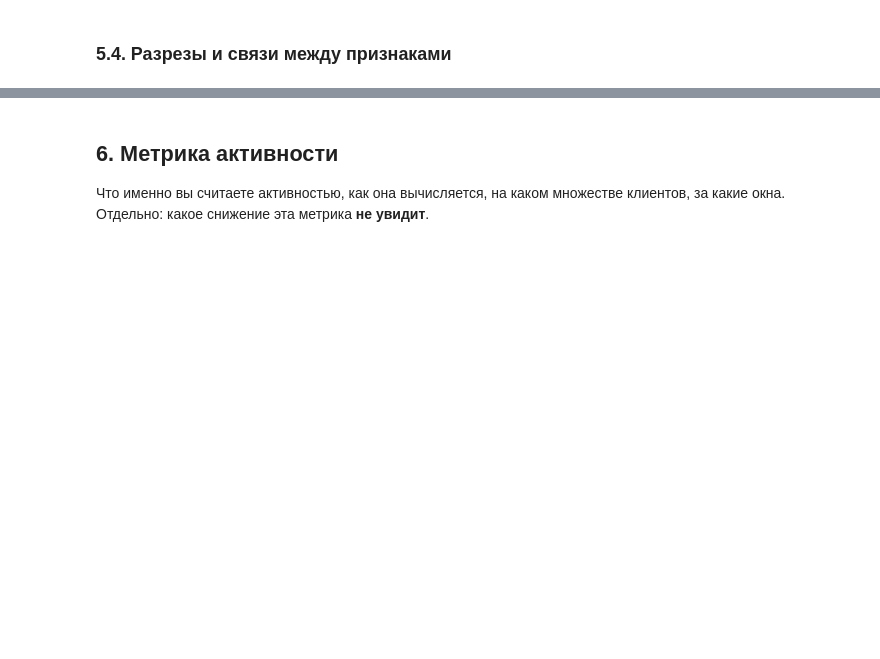
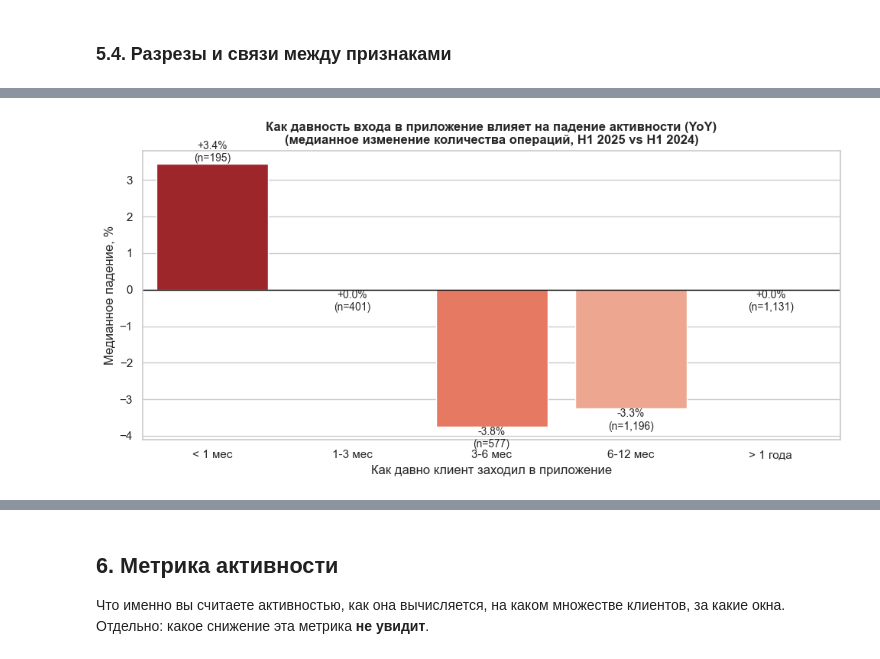
Before and after one commit to Blackartbl4/Tyapkov_Artyom_Lab1, a Jupyter notebook: 01_analysis.ipynb, the cells around one changed output, grey strips where cells are left out. Cells and saved outputs as stored; diff of their text form; code cells hidden in the pictures; blank space fills up the shorter version.

```diff
--- a/01_analysis.ipynb
+++ b/01_analysis.ipynb
@@ -1456,0 +2202,97 @@ print(hours_dict)
+# %%
+# =============================================================================
+# ДОПОЛНИТЕЛЬНЫЕ ГРАФИКИ ДЛЯ 5.4 / 6 / 7
+# =============================================================================
+SNAPSHOT_DATE = pd.to_datetime('2025-06-30')
+
+# Общая подготовка: считаем по клиенту, сколько он тратил в H1 24 и H1 25
+df_dyn = df_txn_clean[df_txn_clean['status'] != 'отклонено'].copy()
+df_dyn['year'] = df_dyn['txn_datetime'].dt.year
+df_dyn['month'] = df_dyn['txn_datetime'].dt.month
+df_h1 = df_dyn[df_dyn['month'] <= 6]
+
+client_yoy = df_h1.groupby(['client_id', 'year']).agg(txn_count=('txn_id', 'count')).reset_index()
+pivot_yoy = client_yoy.pivot(index='client_id', columns='year', values='txn_count').fillna(0)
+pivot_yoy.columns = ['cnt_2024', 'cnt_2025']
+pivot_yoy['drop_pct'] = (pivot_yoy['cnt_2025'] - pivot_yoy['cnt_2024']) / pivot_yoy['cnt_2024'] * 100
+
+# Приклеиваем дату последнего входа и последнюю транзакцию
+df_clients['app_login_days_ago'] = (SNAPSHOT_DATE - df_clients['app_last_login']).dt.days
+last_txn_date = df_txn_clean.groupby('client_id')['txn_datetime'].max().reset_index()
+last_txn_date['txn_days_ago'] = (SNAPSHOT_DATE - last_txn_date['txn_datetime']).dt.days
+df_client_extra = df_clients[['client_id', 'has_mobile_app', 'app_login_days_ago']].merge(
+    last_txn_date[['client_id', 'txn_days_ago']], on='client_id', how='left'
+).merge(pivot_yoy, on='client_id', how='left')
+
+
+# -----------------------------------------------------------------------------
+# 1. ЗАВИСИМОСТЬ ПАДЕНИЯ ОТ ДАВНОСТИ ВХОДА В ПРИЛОЖЕНИЕ
+# -----------------------------------------------------------------------------
+df_app = df_client_extra[(df_client_extra['has_mobile_app'] == 'Да') &
+                         (df_client_extra['drop_pct'].notna())].copy()
+
+# Бьем на группы по давности входа
+bins = [-1, 30, 90, 180, 365, 10000]
+labels = ['< 1 мес', '1-3 мес', '3-6 мес', '6-12 мес', '> 1 года']
+df_app['login_group'] = pd.cut(df_app['app_login_days_ago'], bins=bins, labels=labels)
+
+agg_login = df_app.groupby('login_group', observed=False).agg(
+    median_drop=('drop_pct', 'median'),
+    n_clients=('drop_pct', 'count')
+).reset_index()
+
+fig, ax = plt.subplots(figsize=(10, 5))
+sns.barplot(data=agg_login, x='login_group', y='median_drop', ax=ax, palette='Reds_r')
+ax.axhline(0, color='black', linewidth=1)
+ax.set_title('Как давность входа в приложение влияет на падение активности (YoY)\n(медианное изменение количества операций, H1 2025 vs H1 2024)', fontweight='bold')
+ax.set_xlabel('Как давно клиент заходил в приложение')
+ax.set_ylabel('Медианное падение, %')
+for i, v in enumerate(agg_login['median_drop']):
+    ax.text(i, v, f'{v:+.1f}%\n(n={agg_login["n_clients"][i]:,})',
+            ha='center', va='bottom' if v>0 else 'top', fontsize=10)
+plt.tight_layout()
+plt.show()
+
+# -----------------------------------------------------------------------------
+# 2. РАСПРЕДЕЛЕНИЕ «ДАВНОСТИ ПОСЛЕДНЕЙ ТРАНЗАКЦИИ» (Recency)
+# -----------------------------------------------------------------------------
+# Сколько клиентов вообще «спят» прямо сейчас (на 30.06.2025)?
+recency_clean = df_client_extra['txn_days_ago'].dropna()
+fig, ax = plt.subplots(figsize=(10, 5))
+sns.histplot(recency_clean, bins=200, color='#7aa86b', ax=ax)
+ax.axvline(30, color='red', linestyle='--', label='30 дней')
+ax.axvline(90, color='orange', linestyle='--', label='90 дней (3 мес)')
+ax.axvline(180, color='purple', linestyle='--', label='180 дней (6 мес)')
+ax.set_title('Сколько дней прошло с последней операции клиента\n(на 30.06.2025, только те, у кого были операции)', fontweight='bold')
+ax.set_xlabel('Дней с момента последней операции')
+ax.set_ylabel('Количество клиентов')
+ax.legend()
+plt.tight_layout()
+plt.show()
+
+# Выведем в консоль долю "спящих"
+total_with_txn = len(recency_clean)
+sleep_90 = (recency_clean > 90).sum()
+sleep_180 = (recency_clean > 180).sum()
+print(f"Доля клиентов без операций > 90 дней: {sleep_90/total_with_txn*100:.1f}% ({sleep_90:,} чел.)")
+print(f"Доля клиентов без операций > 180 дней: {sleep_180/total_with_txn*100:.1f}% ({sleep_180:,} чел.)")
+
+# -----------------------------------------------------------------------------
+# 5. ТЕПЛОВАЯ КАРТА: КАНАЛЫ × КАТЕГОРИИ
+# -----------------------------------------------------------------------------
+# Показывает, какой канал доминирует в какой категории
+heatmap_data = pd.crosstab(df_txn_clean['category'], df_txn_clean['channel'],
+                           values=df_txn_clean['amount'], aggfunc='sum').fillna(0)
+
+# Нормируем по строкам (чтобы в каждой категории сумма долей была 100%)
+heatmap_pct = heatmap_data.div(heatmap_data.sum(axis=1), axis=0) * 100
+
+fig, ax = plt.subplots(figsize=(10, 6))
+sns.heatmap(heatmap_pct, annot=True, fmt='.1f', cmap='YlOrRd',
+            cbar_kws={'label': 'Доля канала в категории, %'}, ax=ax)
+ax.set_title('Какая доля оборота категории приходится на каждый канал оплаты', fontweight='bold')
+ax.set_xlabel('Канал оплаты')
+ax.set_ylabel('Категория трат')
+plt.tight_layout()
+plt.show()
+# %% [output]
@@ -1456,0 +2302 @@ print(hours_dict)
+[figure, added]
```
Also changed, not shown: parts of 16 cells of this notebook, 5 other files.
